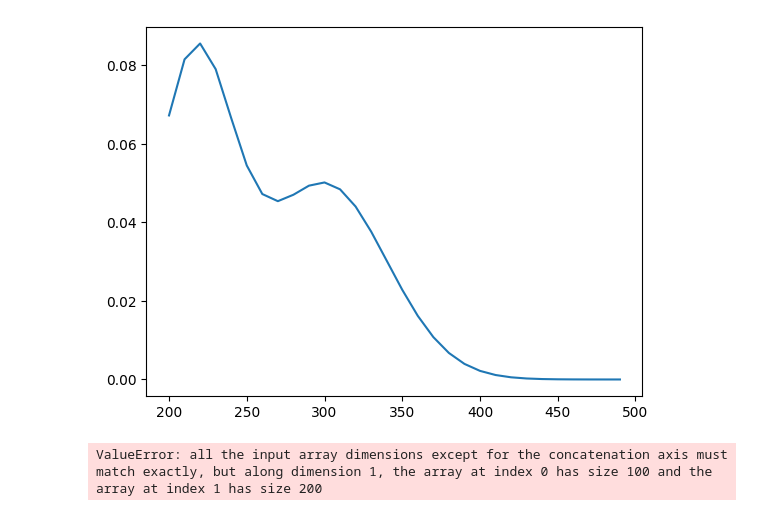
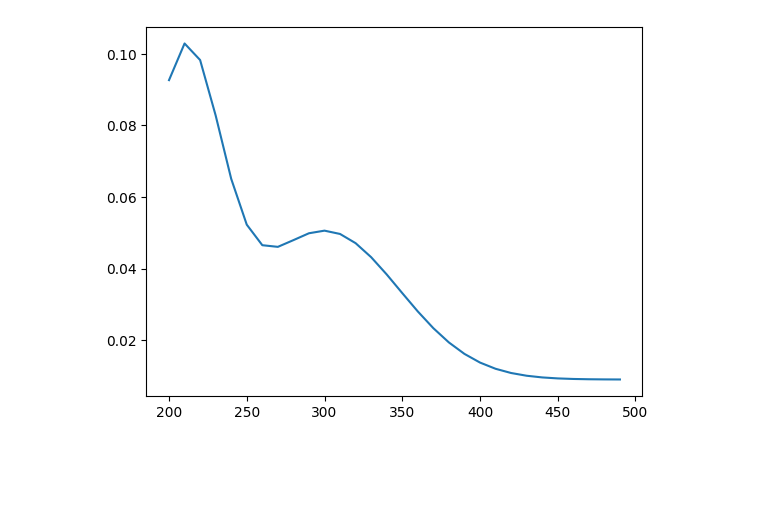
Before and after one commit to RCaz33/Digital_production-line, a Jupyter notebook: populate_db.ipynb, the cells around one changed output. Cells and saved outputs as stored; diff of their text form; code cells hidden in the pictures; blank space fills up the shorter version.

```diff
--- a/populate_db.ipynb
+++ b/populate_db.ipynb
@@ -137,9 +207,3 @@ response = requests.get('http://127.0.0.1:8000/KC8/', headers=headers)
-# %%
-headers = {
-    'accept': 'application/json',
-    'Content-Type': 'application/json'
-    }
-d = pd.DataFrame(requests.get('http://127.0.0.1:8000/KC8/', headers=headers).json())
 # %%
 # make up some OGD
 import pandas as pd
@@ -191,0 +257,30 @@ response
+# %%
+# make up some product
+
+
+operateur = ['WL','LB','TB','LC','RS']
+products = ['EpoR','EpoF','W10','W10NC','W20']
+url = 'http://127.0.0.1:8000/OGD/'
+headers = { 'accept': 'application/json',
+            'Content-Type': 'application/json'}
+response = requests.get(url,headers=headers)
+list_OGD = [(a['Batch_OGD_name'],a['Batch_OGD_heure_fin']) for a in response.json()]
+
+
+for i in range(20):
+    batch_OGD = random.choice(list_OGD)
+    name = f"{random.choice(products)}-"+batch_OGD[1][2:4]+f"{datetime.datetime.strptime(batch_OGD[1][:10],"%Y-%m-%d").isocalendar()[1]:02}"
+
+    data = {
+        "Batch_Produit_ref_CW" :name,
+        "Batch_Produit_date" :batch_OGD[1][:10],
+        "Batch_Produit_Technicien" :random.choice(operateur),
+        "Batch_Produit_OGD_batch" :batch_OGD[0],
+        "Batch_Produit_OGD_Qte" :random.randint(10,20),
+        "Batch_Produit_stabilisant_bacth" :"",
+        "Batch_Produit_stabilisant_Qte" :random.randint(1,5),
+        "Batch_Produit_Analyses" :"",
+    }
+    url = 'http://127.0.0.1:8000/Produit/'
+
+    response = requests.post(url,headers=headers,data=json.dumps(data))
@@ -250,51 +371,35 @@ OGDs = [a['Batch_OGD_name'] for a in response.json()]
     # create cruves
 from scipy import stats
 import matplotlib.pyplot as plt
 
 def make_curve():
     # Generate the data
     array1 = stats.norm.pdf(range(10, 40), random.choice(np.arange(10,12,0.2)), random.choice(np.arange(2,3,0.1)))
     array2 = stats.norm.pdf(range(30), 10, random.choice(np.arange(2,5,0.2)))
 
     # Reshape the arrays to 2D (add an extra axis)
     array1 = array1.reshape(1, -1)  # Shape: (1, n)
     array2 = array2.reshape(1, -1)  # Shape: (1, n)
 
     # Concatenate along axis=1
     result = np.concatenate([array1, array2]).T
-    return result.mean(axis=1)
+    return result.mean(axis=1) + random.choice(np.arange(0.005,0.020,0.001))
 
 plt.plot(np.arange(200,500,10),make_curve())
 curve = {str(x): y for x, y in zip(np.arange(200,500,10),make_curve())}
 
     # populate db
 for i, name in enumerate(OGDs):
 
     curve = {str(x): y for x, y in zip(np.arange(200,500,10),make_curve())}
     data=dict({'Analyses_UV_id' : i,
             'Analyse_UV_name' : name,
             'Analyse_UV_subname' : 'UV',
-            'Analyse_UV_details' : {'dillution':'1:10','centrifuge':random.choice([True,False])},
+            'Analyse_UV_details' : {'dillution':f'1:{random.choice([5,10,20])}','centrifuge':random.choice([True,False])},
             'Analyses_UV_data' :curve})
     response = requests.post('http://127.0.0.1:8000/analyses_UV/', headers=headers,data=json.dumps(data))
     # break
 # %% [output]
-[figure, old version]
+[figure, new version]
 # %%
 # make up some raman analysis
-# %%
-from scipy import stats
-import matplotlib.pyplot as plt
-
-# Generate the data
-array1 = stats.norm.pdf(range(1200, 1300), random.choice(np.arange(10,12,0.2)), random.choice(np.arange(2,3,0.1)))
-array2 = stats.norm.pdf(range(2400, 2600), 10, random.randint(2, 5))
-
-# Reshape the arrays to 2D (add an extra axis)
-array1 = array1.reshape(1, -1)  # Shape: (1, n)
-array2 = array2.reshape(1, -1)  # Shape: (1, n)
-
-# Concatenate along axis=1
-result = np.concatenate([array1, array2]).T
-# %% [output]
-ValueError: all the input array dimensions except for the concatenation axis must match exactly, but along dimension 1, the array at index 0 has size 100 and the array at index 1 has size 200
```
Also changed, not shown: parts of 22 cells of this notebook, 15 other files.
